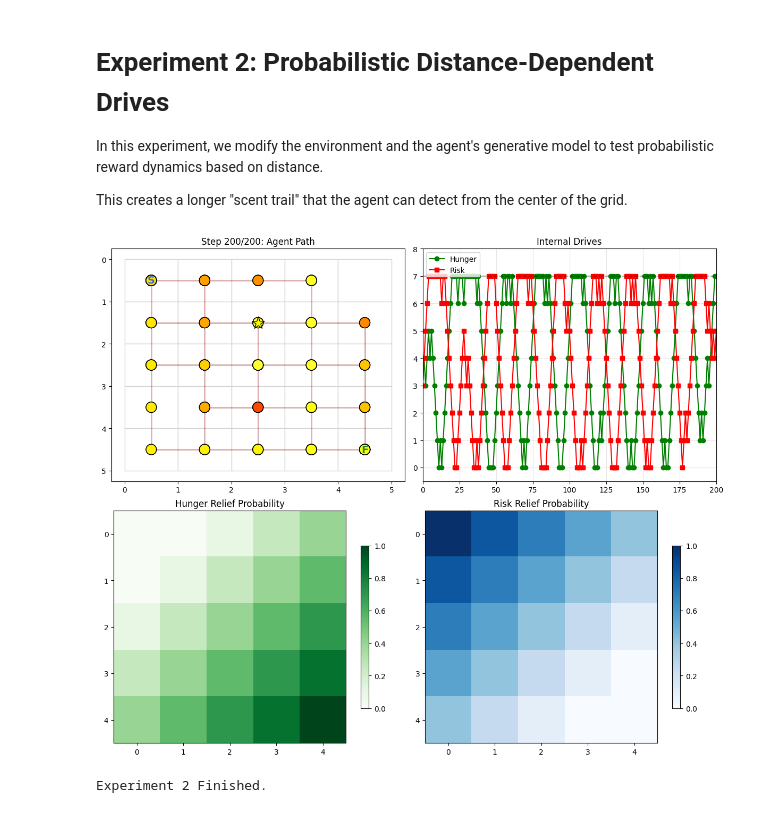
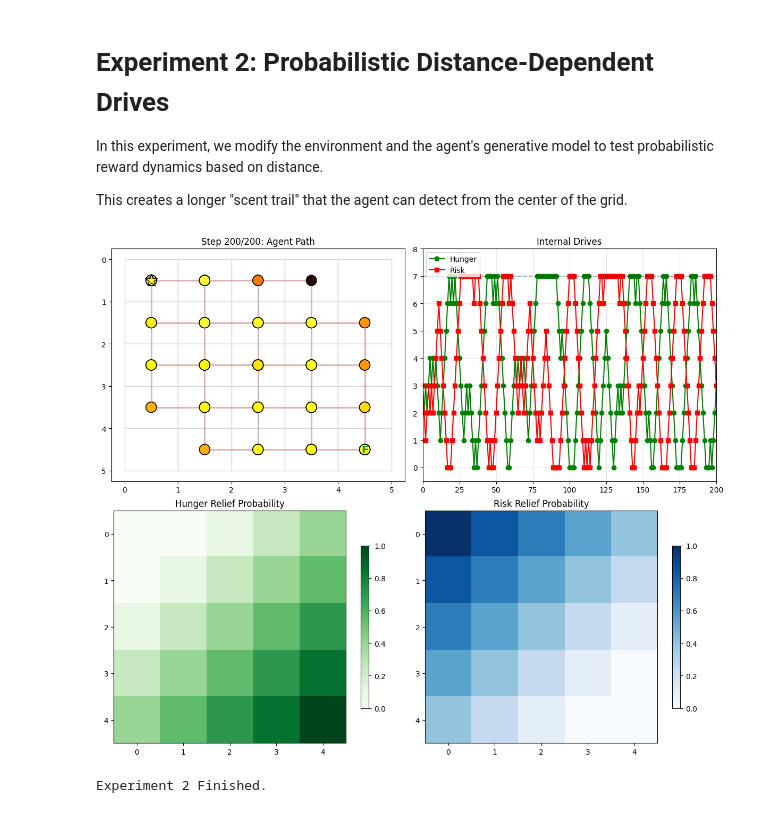
Before and after one commit to Ryan-Palmer/Active-Inference-Agent, a Jupyter notebook: docs/notebooks/Forager.ipynb, the cells around one changed output. Cells and saved outputs as stored; diff of their text form; code cells hidden in the pictures.

Commit message:
Fixed A matrix bug in second experiment left over from guaranteed relief at goals

```diff
--- a/docs/notebooks/Forager.ipynb
+++ b/docs/notebooks/Forager.ipynb
@@ -1081,31 +1081,32 @@ for i, b_fac in enumerate(B2):
     if not np.allclose(b_fac.sum(axis=0), 1.0):
         print(f"Warning: B2[{i}] not normalized!")
 
-# 4. New A Matrices (Need to update for new food/shelter locations)
-# A[0] is identity (same)
-# A[1] and A[2] depend on specific locations
+# 4. New A Matrices (Observation Model)
+# UPDATED: A matrix should be an IDENTITY mapping.
+# The probabilistic uncertainty is handled in B (Dynamics).
+# If the agent IS hungry at the food source (because the reward check failed),
+# it should OBSERVE that it is hungry.
+
 A2 = utils.obj_array(len(num_obs))
 A2[0] = A[0].copy()
 
-# A[1] Hunger
-A2[1] = np.zeros((num_obs[1], num_grid_points, num_hunger, num_risk)) # Shapes same as before
+# A[1] Hunger - Identity Mapping (Interoception is accurate)
+A2[1] = np.zeros((num_obs[1], num_grid_points, num_hunger, num_risk))
 for loc_idx in range(num_grid_points):
     for h in range(num_hunger):
         for r in range(num_risk):
-            if loc_idx == food_idx2:
-                A2[1][0, loc_idx, h, r] = 1.0 # Satiated at food
-            else:
-                A2[1][h, loc_idx, h, r] = 1.0 # True hunger elsewhere
+            # We observe exactly what state we are in, regardless of location
+            A2[1][h, loc_idx, h, r] = 1.0
 
-# A[2] Risk
+# A[2] Risk - Identity Mapping
 A2[2] = np.zeros((num_obs[2], num_grid_points, num_hunger, num_risk))
 for loc_idx in range(num_grid_points):
     for h in range(num_hunger):
         for r in range(num_risk):
-            if loc_idx == shelter_idx2:
-                A2[2][0, loc_idx, h, r] = 1.0 # Safe at shelter
-            else:
-                A2[2][r, loc_idx, h, r] = 1.0 # True risk elsewhere
+            # We observe exactly what state we are in, regardless of location
+            A2[2][r, loc_idx, h, r] = 1.0
+
+print("Updated A2 matrices to be Identity Mappings (probabilistic logic is now isolated in B2).")
 
 # 5. Run Simulation
 initial_hunger2 = 3
@@ -1259,32 +1260,32 @@ for t in range(T2):
     ax_path.text(shelter_location2[1]+0.5, shelter_location2[0]+0.5, 'S', ha='center', va='center', fontweight='bold', color='royalblue', fontsize=14)
 
     # 2. Stats (Top Right)
     ax_stats = axes[0, 1]
     ax_stats.set_title("Internal Drives")
     ax_stats.plot(history_of_hunger2, 'g-o', label='Hunger')
     ax_stats.plot(history_of_risk2, 'r-s', label='Risk')
     ax_stats.axhline(y=max_hunger, color='k', linestyle='--', alpha=0.3)
     ax_stats.set_xlim(0, T2)
     ax_stats.set_ylim(-0.5, max(max_hunger, max_risk)+1)
     ax_stats.legend(loc='upper left')
     ax_stats.grid(True, alpha=0.3)
 
     # 3. Hunger Map (Bottom Left)
     ax_map1 = axes[1, 0]
     ax_map1.set_title("Hunger Relief Probability")
     im1 = ax_map1.imshow(hunger_grid, cmap='Greens', vmin=0, vmax=1.0)
     fig.colorbar(im1, ax=ax_map1, shrink=0.7)
 
     # 4. Risk Map (Bottom Right)
     ax_map2 = axes[1, 1]
     ax_map2.set_title("Risk Relief Probability")
     im2 = ax_map2.imshow(risk_grid, cmap='Blues', vmin=0, vmax=1.0)
     fig.colorbar(im2, ax=ax_map2, shrink=0.7)
 
     plt.tight_layout()
     plt.show()
 
 print("Experiment 2 Finished.")
 # %% [output]
-[figure, old version]
+[figure, new version]
 Experiment 2 Finished.
```
